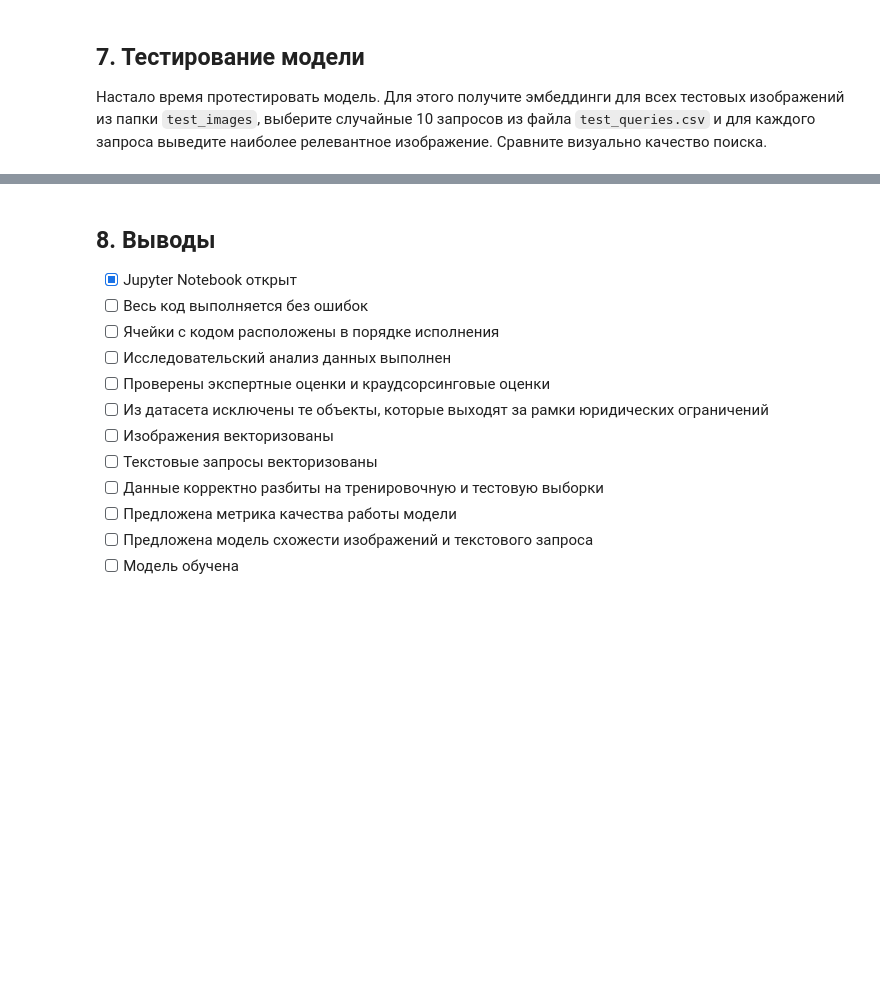
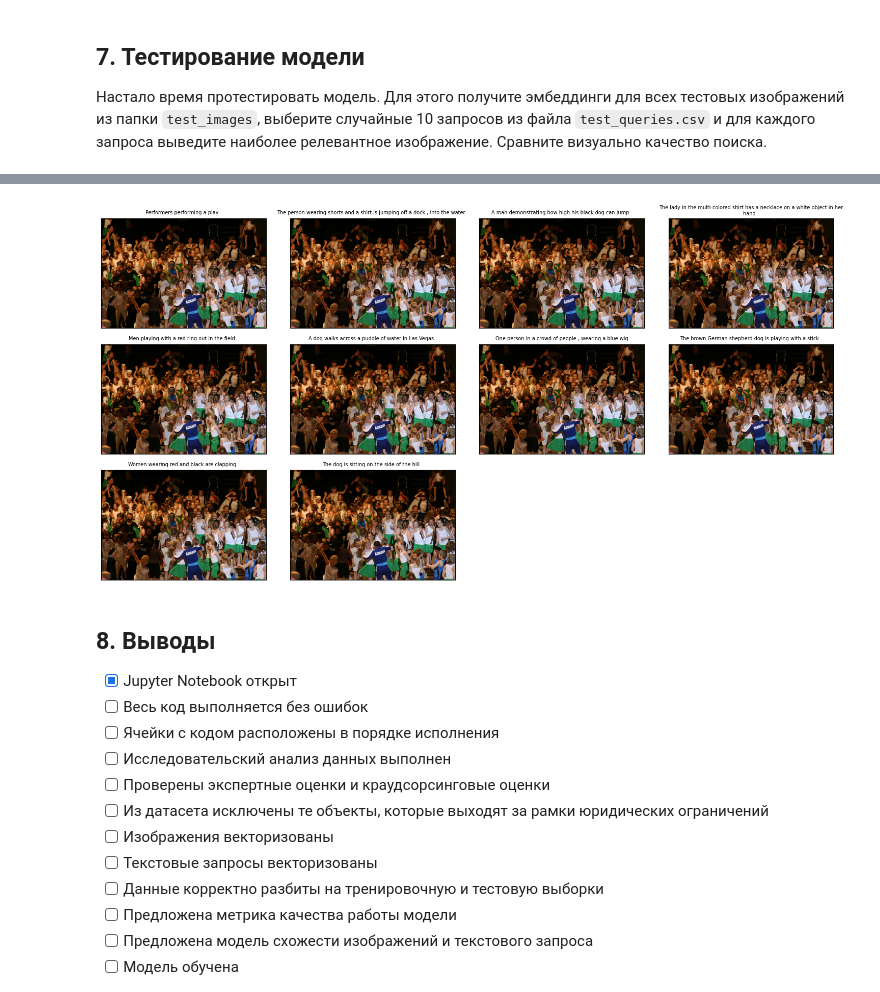
Before and after one commit to kirillva/project04, a Jupyter notebook: index.ipynb, the cells around one changed output, grey strips where cells are left out. Cells and saved outputs as stored; diff of their text form; code cells hidden in the pictures; blank space fills up the shorter version.

```diff
--- a/index.ipynb
+++ b/index.ipynb
@@ -636,0 +672,2 @@ train_test_df
+# %%
+valid_text_ids = valid_df[valid_df['query_id'].isin(test_queries['query_id'])][['query_text', 'query_id', 'input_ids']]
@@ -636,0 +706,4 @@ train_test_df
+# %%
+check_df = valid_text_ids.sample(10, random_state=1234).merge(valid_img_tensor, how='cross')
+check_df['features'] = check_df.apply(lambda x: np.concatenate([x['input_ids'], x['tensor']]), axis=1)
+check_df
@@ -636,0 +724,2 @@ train_test_df
+# %%
+check_df['predict'] = model.predict(pd.DataFrame(check_df['features'].to_list()).add_prefix('feature_'))
@@ -637,3 +728,17 @@ train_test_df
+# %%
+max_predict_check_df = check_df[check_df.groupby(['query_id'])['predict'].transform(max) == check_df['predict']].reset_index(drop=True)
+# %%
+fig = plt.figure(figsize=(15,20))
+for i in max_predict_check_df.index:
+    fig.add_subplot(8, 4, i+1)
+    plt.title(max_predict_check_df.loc[i, 'query_text'], fontsize=7, wrap=True)
+    image = Image.open(f'{ORIGINAL_DIR}/images/{record["image"]}')
+    plt.imshow(np.array(image))
+    plt.xticks([])
+    plt.yticks([])
+    plt.tight_layout()
+# %% [output]
+[figure, added]
 # %% [markdown]
 ## 8. Выводы
 
```
Also changed, not shown: parts of 29 cells of this notebook.
